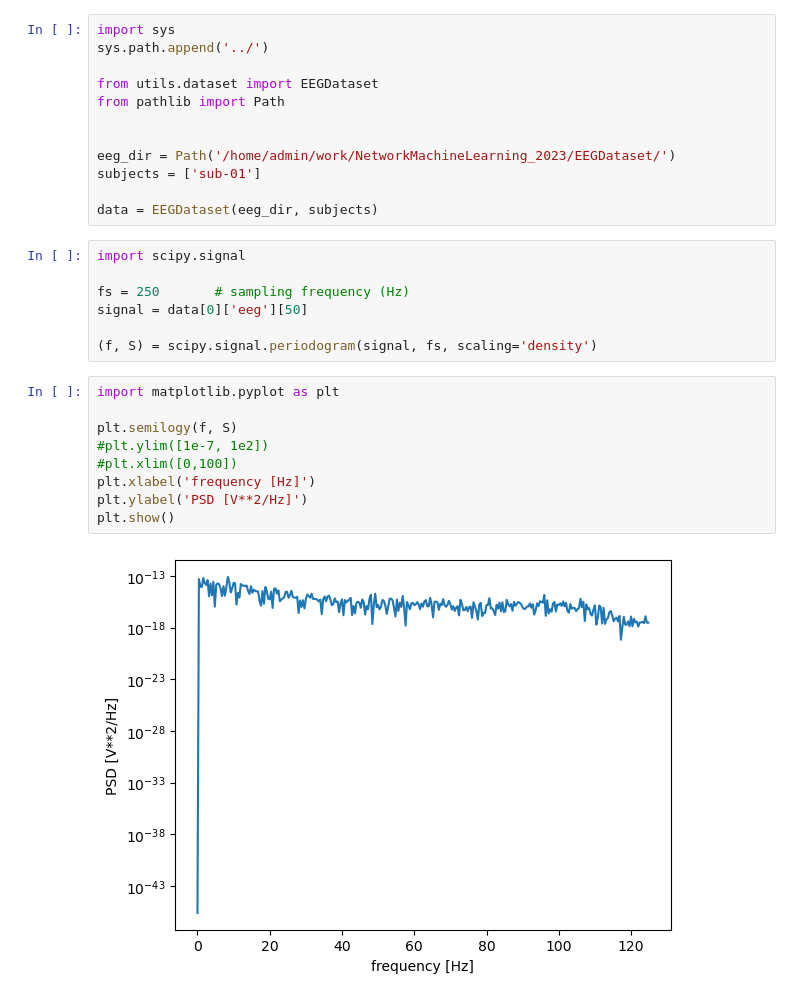
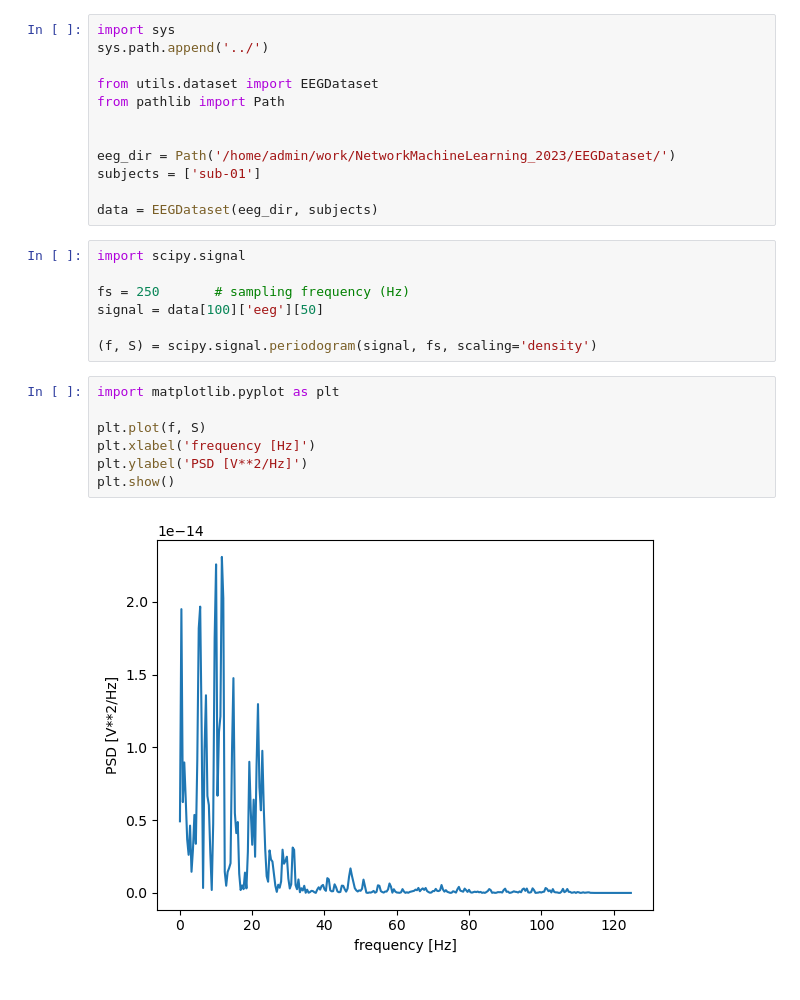
Before and after one commit to NinoHerve/NetworkMachineLearning_2023, a Jupyter notebook: NotebooksNino/Prprocessing.ipynb, the cells around one changed output. Cells and saved outputs as stored; diff of their text form.

```diff
--- a/NotebooksNino/Prprocessing.ipynb
+++ b/NotebooksNino/Prprocessing.ipynb
@@ -14,18 +14,16 @@ data = EEGDataset(eeg_dir, subjects)
 import scipy.signal
 
 fs = 250       # sampling frequency (Hz)
-signal = data[0]['eeg'][50]
+signal = data[100]['eeg'][50]
 
 (f, S) = scipy.signal.periodogram(signal, fs, scaling='density')
 # %%
 import matplotlib.pyplot as plt
 
-plt.semilogy(f, S)
-#plt.ylim([1e-7, 1e2])
-#plt.xlim([0,100])
+plt.plot(f, S)
 plt.xlabel('frequency [Hz]')
 plt.ylabel('PSD [V**2/Hz]')
 plt.show()
 # %% [output]
-[figure, old version]
+[figure, new version]
 # %%
```
Also changed, not shown: parts of 1 cell of this notebook, 6 other files.
